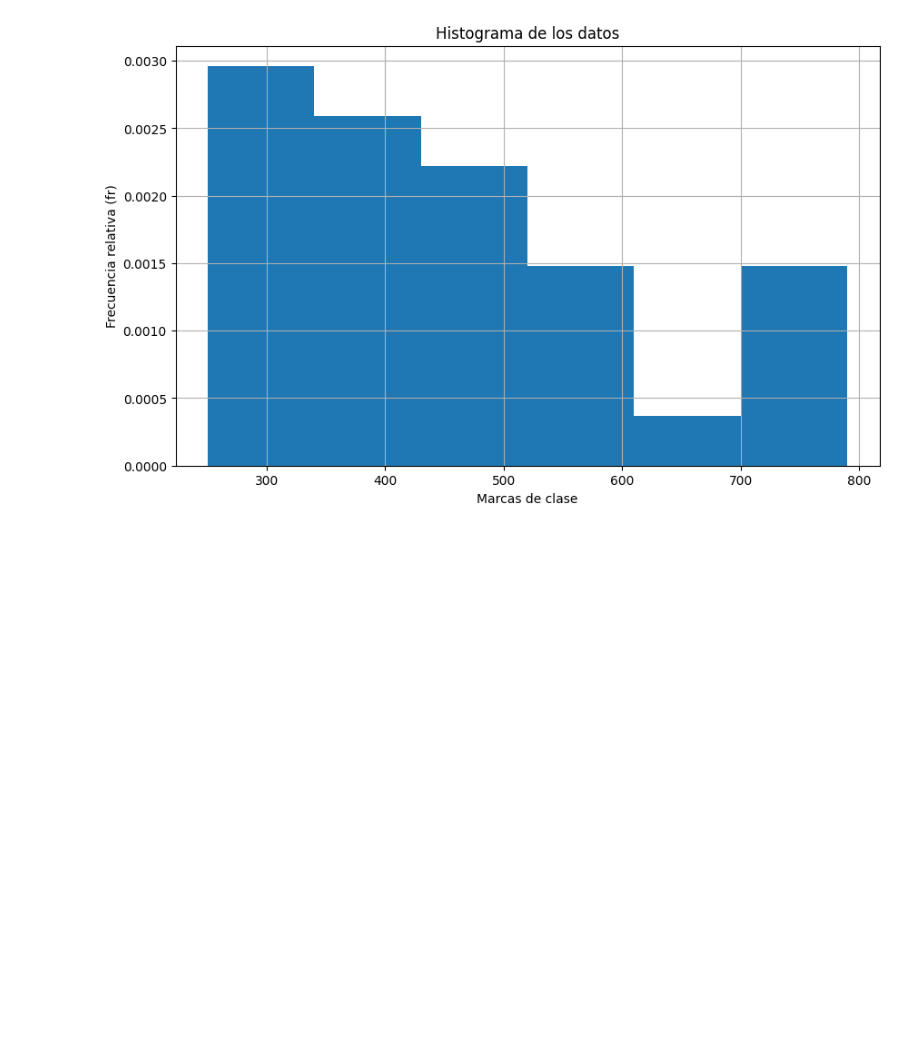
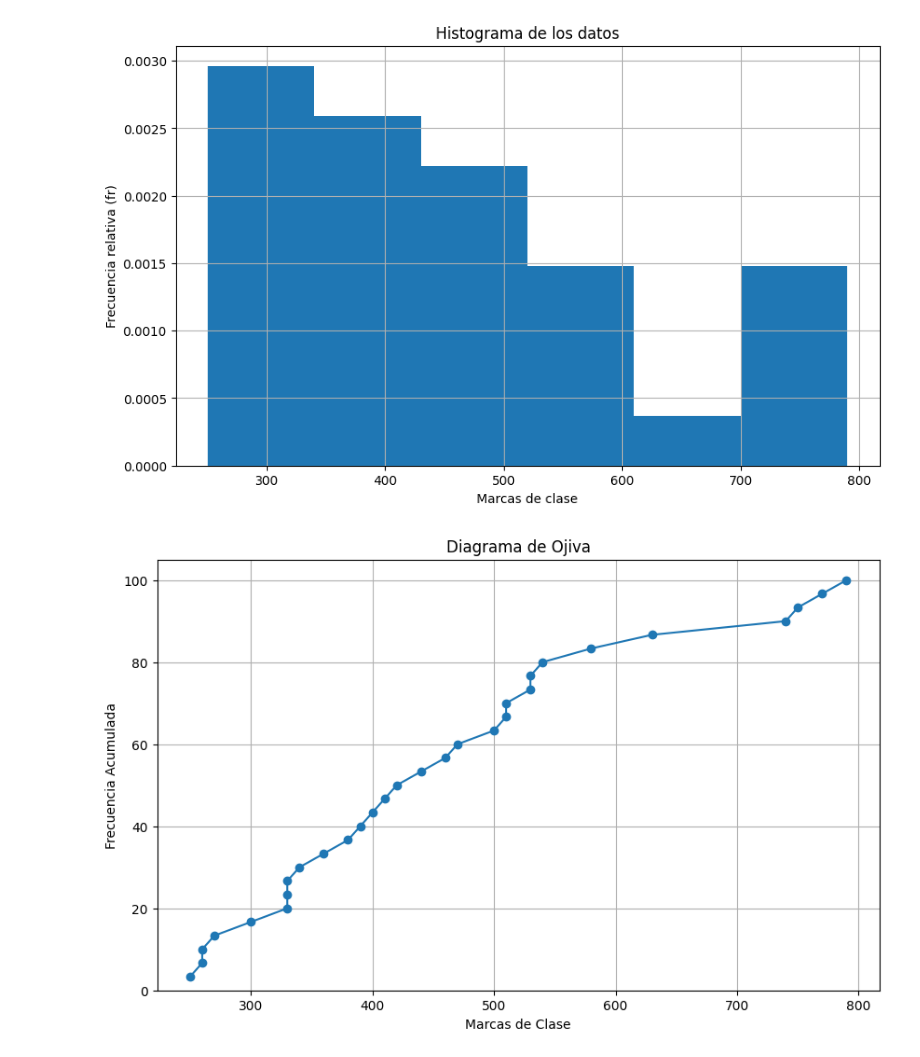
Before and after one commit to EstadisticaTics/ARGVerano2024T1, a Jupyter notebook: Ejercicio 12.ipynb, the cells around one changed output. Saved outputs shown, nothing was run; the diff lists cells and outputs as text; code cells hidden in the pictures; blank space fills up the shorter version.

```diff
--- a/Ejercicio 12.ipynb
+++ b/Ejercicio 12.ipynb
@@ -27,3 +27,28 @@ plt.grid(True)
 plt.show()
 # %% [output]
 [figure]
+# %%
+import matplotlib.pyplot as plt
+import numpy as np
+
+# Datos
+data = [250, 790, 470, 510, 500, 330, 300, 750, 580, 740, 420, 260, 440, 770, 400, 540, 530, 330, 390, 380, 340, 460, 530, 260, 410, 360, 270, 510, 630, 330]
+
+
+# Calcular la frecuencia acumulada
+sorted_data = sorted(data)
+cumulative_freq = np.cumsum(np.ones_like(sorted_data)) / len(sorted_data) * 100
+
+# Crear el diagrama de ojiva
+plt.figure(figsize=(10, 6))
+plt.plot(sorted_data, cumulative_freq, marker='o')
+
+plt.hist(datos, bins=6, density=True)
+plt.xlabel('Marcas de Clase')
+plt.ylabel('Frecuencia Acumulada')
+plt.title('Diagrama de Ojiva')
+plt.grid(True)
+
+plt.show()
+# %% [output]
+[figure, added]
```
